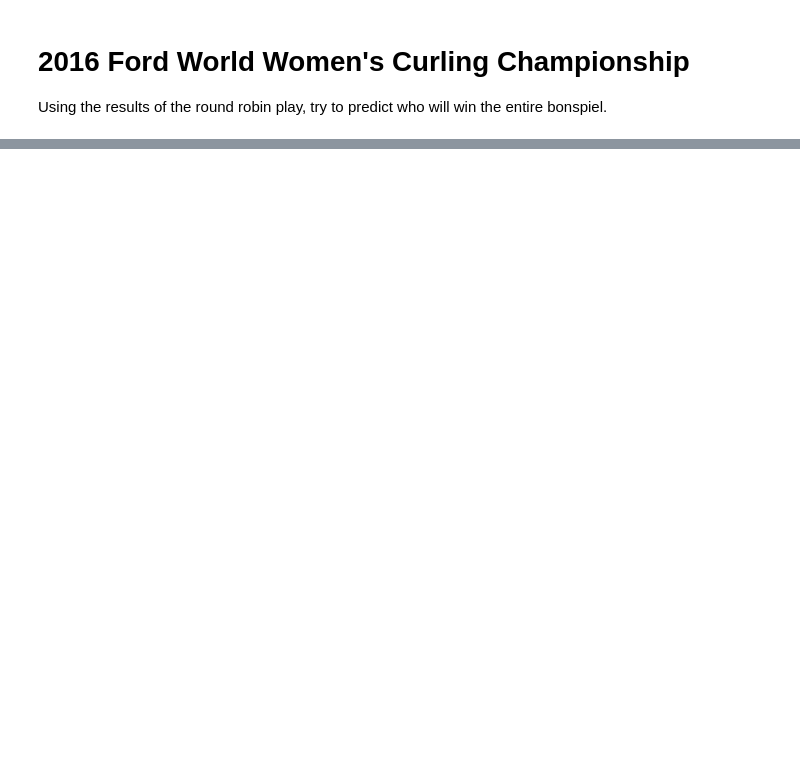
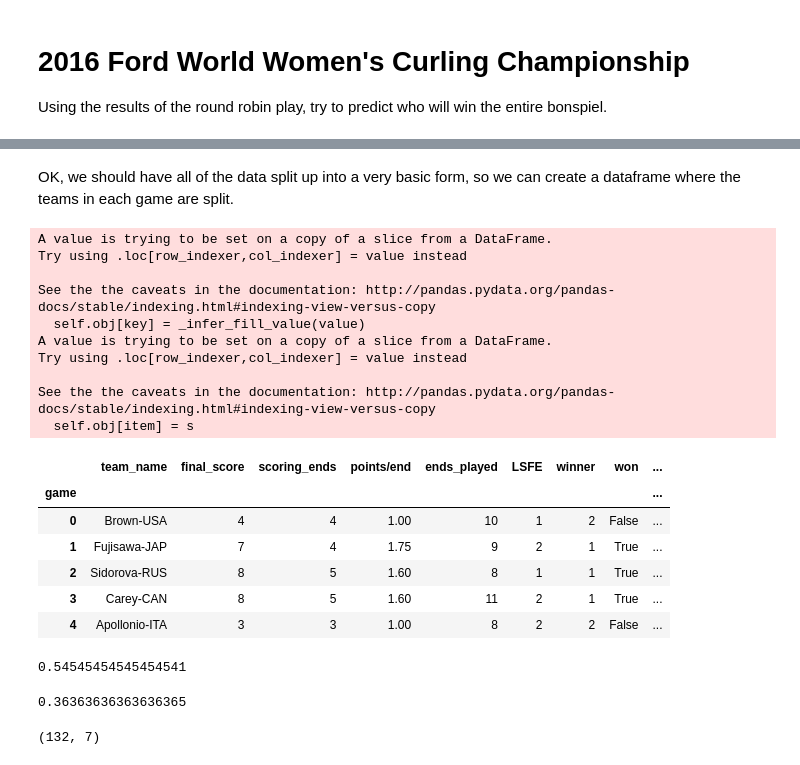
Before and after one commit to mmoran0032/curling, a Jupyter notebook: 2016Ford.ipynb, the cells around one changed output, grey strips where cells are left out. Saved outputs shown, nothing was run; the diff lists cells and outputs as text; code cells hidden in the pictures; blank space fills up the shorter version.

```diff
--- a/2016Ford.ipynb
+++ b/2016Ford.ipynb
@@ -27,0 +83,53 @@ data.head()
+# %% [markdown]
+OK, we should have all of the data split up into a very basic form, so we can create a dataframe where the teams in each game are split.
+# %%
+columns = ['game', 'team_name', 'final_score', 'scoring_ends',
+           'points/end', 'ends_played', 'LSFE', 'winner']
+
+team1 = data[['game_number', 'Team1', 'final1', 't1endsscored',
+              'pointsperscoring1', 'endsplayed', 'LSFE', 'winner']]
+team1.columns = columns
+team1.set_index(['game'], inplace=True)
+team1.loc[:, 'won'] = team1.apply(lambda x: x['winner'] == 1, axis=1)
+team1.loc[:, 'started_hammer'] = team1.apply(lambda x: x['LSFE'] == 1, axis=1)
+
+team2 = data[['game_number', 'Team2', 'final2', 't2endsscored',
+              'pointsperscoring2', 'endsplayed', 'LSFE', 'winner']]
+team2.columns = columns
+team2.set_index(['game'], inplace=True)
+team2.loc[:, 'won'] = team2.apply(lambda x: x['winner'] == 2, axis=1)
+team2.loc[:, 'started_hammer'] = team2.apply(lambda x: x['LSFE'] == 2, axis=1)
+
+team1.head()
+# %% [output]
+A value is trying to be set on a copy of a slice from a DataFrame.
+Try using .loc[row_indexer,col_indexer] = value instead
+
+See the the caveats in the documentation: http://pandas.pydata.org/pandas-docs/stable/indexing.html#indexing-view-versus-copy
+  self.obj[key] = _infer_fill_value(value)
+A value is trying to be set on a copy of a slice from a DataFrame.
+Try using .loc[row_indexer,col_indexer] = value instead
+
+See the the caveats in the documentation: http://pandas.pydata.org/pandas-docs/stable/indexing.html#indexing-view-versus-copy
+  self.obj[item] = s
+|  | team_name | final_score | scoring_ends | points/end | ends_played | LSFE | winner | won | ... |
+| game |  |  |  |  |  |  |  |  | ... |
+| 0 | Brown-USA | 4 | 4 | 1.00 | 10 | 1 | 2 | False | ... |
+| 1 | Fujisawa-JAP | 7 | 4 | 1.75 | 9 | 2 | 1 | True | ... |
+| 2 | Sidorova-RUS | 8 | 5 | 1.60 | 8 | 1 | 1 | True | ... |
+| 3 | Carey-CAN | 8 | 5 | 1.60 | 11 | 2 | 1 | True | ... |
+| 4 | Apollonio-ITA | 3 | 3 | 1.00 | 8 | 2 | 2 | False | ... |
+# %%
+team1['won'].sum() / team1['won'].count()
+# %% [output]
+0.54545454545454541
+# %%
+team1[team1['won'] & team1['started_hammer']]['won'].sum() / team1['won'].count()
+# %% [output]
+0.36363636363636365
+# %%
+teamdata = pandas.concat([team1, team2])
+teamdata.drop(['LSFE', 'winner'], axis=1, inplace=True)
+teamdata.shape
+# %% [output]
+(132, 7)
```
Also changed, not shown: parts of 7 cells of this notebook, 1 other file.
